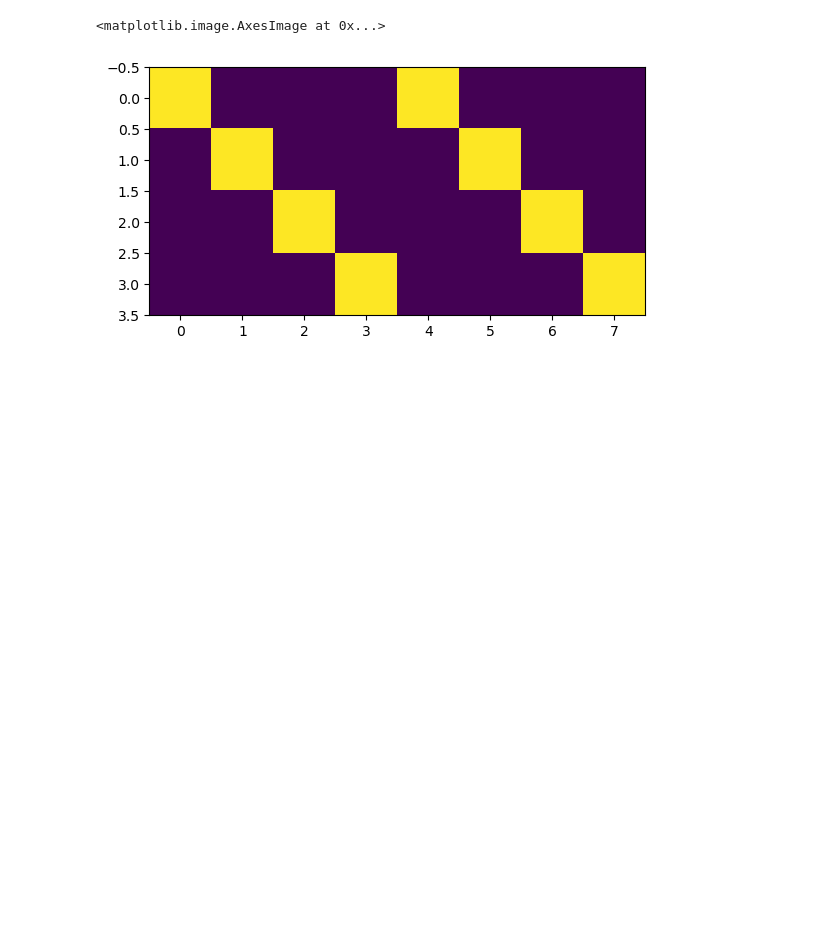
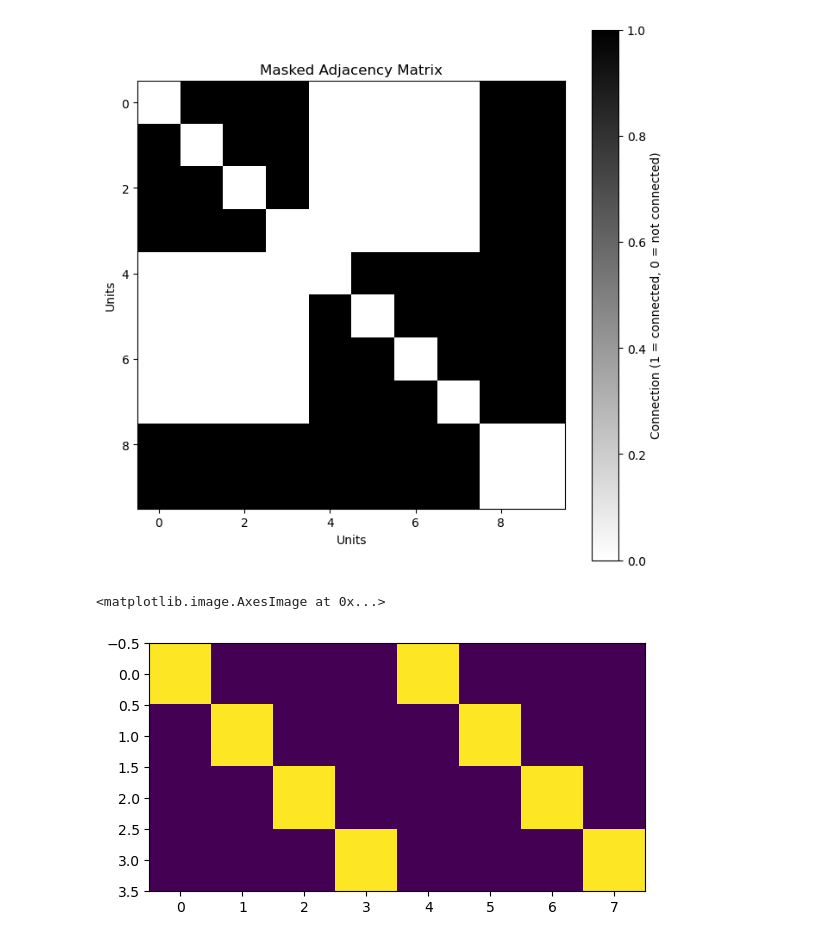
Before and after one commit to Dacasil/boltzmannMPIDS, a Jupyter notebook: notebooks/boltzmann85_new.ipynb, the cells around one changed output. Drawn from its saved outputs; the diff is of its cells as text; code cells hidden in the pictures; blank space fills up the shorter version.

```diff
--- a/notebooks/boltzmann85_new.ipynb
+++ b/notebooks/boltzmann85_new.ipynb
@@ -17,15 +14,17 @@ The autoreload extension is already loaded. To reload it, use:
 # %%
-# b1 = BoltzmannMachine(8, 2, mode='binary')
-# adj = b1.CreateDecoderAdjacencyMat(4,2)
+b1 = example_package.BoltzmannMachine(8, 2, mode='binary')
+adj = b1.CreateDecoderAdjacencyMat(4,2)
 
-# # Plot the adjacency matrix
-# plt.figure(figsize=(8, 8))
-# plt.imshow(adj, cmap='binary', interpolation='none')
-# plt.title('Masked Adjacency Matrix')
-# plt.xlabel('Units')
-# plt.ylabel('Units')
-# plt.colorbar(label='Connection (1 = connected, 0 = not connected)')
-# plt.show()
+# Plot the adjacency matrix
+plt.figure(figsize=(8, 8))
+plt.imshow(adj, cmap='binary', interpolation='none')
+plt.title('Masked Adjacency Matrix')
+plt.xlabel('Units')
+plt.ylabel('Units')
+plt.colorbar(label='Connection (1 = connected, 0 = not connected)')
+plt.show()
+# %% [output]
+[figure, added]
 # %%
 def VisualizeReconstruction(original, reconstructed):
     plt.figure(figsize=(10, 4))
```
Also changed, not shown: parts of 5 cells of this notebook, 4 other files.
